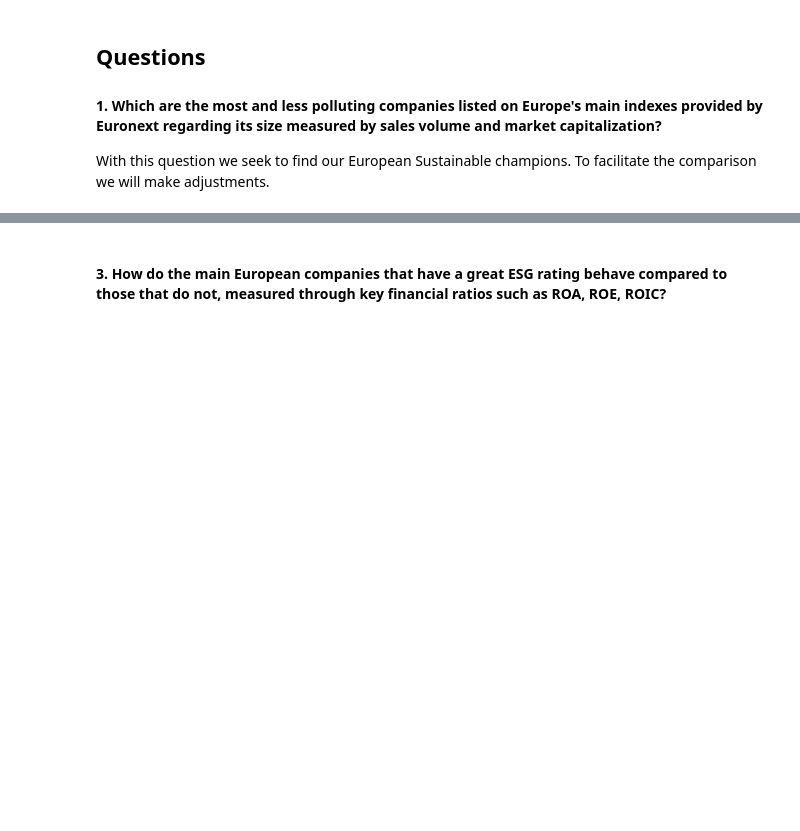
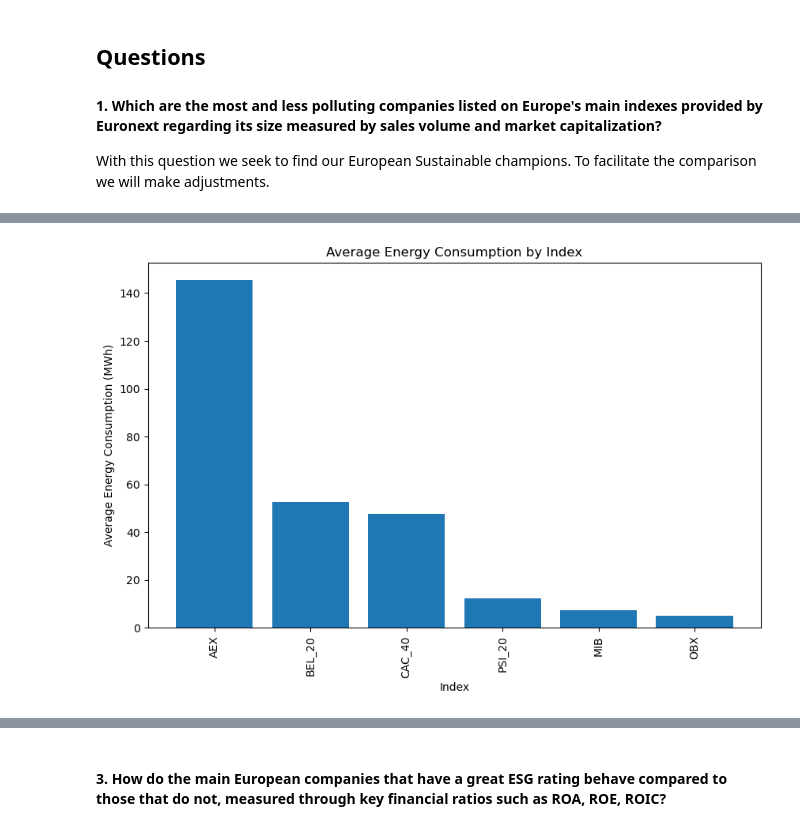
Before and after one commit to rodrigonalo/hslu-cip, a Jupyter notebook: scripts/Group_8_Delivery.ipynb, the cells around one changed output, grey strips where cells are left out. Cells and saved outputs as stored; diff of their text form; code cells hidden in the pictures; blank space fills up the shorter version.

```diff
--- a/scripts/Group_8_Delivery.ipynb
+++ b/scripts/Group_8_Delivery.ipynb
@@ -68,0 +113,23 @@ With this question we seek to find our absolute champions based on the opinions
+# %%
+df_final = df.copy()
+
+# Drop rows with NaN values in the specified columns
+df_final.dropna(subset=['Carbon Footprint (Total Ghg Emissions / Enterprise Value)', 'Total Energy Consumption In Mwh'], inplace=True)
+
+#Convert Footprint to float
+def convert_to_float(value):
+    if isinstance(value, str):  # Check if the value is a string
+        number = ''.join(filter(str.isdigit, value))
+        return float(number) if number else float('nan')
+    elif pd.isna(value):  # If the value is NaN, simply return NaN
+        return float('nan')
+    else:  # If it's not a string and not NaN, assume it's already numeric
+        return float(value)
+
+df_final['Carbon Footprint (Total Ghg Emissions / Enterprise Value)'] = df_final['Carbon Footprint (Total Ghg Emissions / Enterprise Value)'].apply(convert_to_float)
+
+# Convert values of 'Total Energy Consumption In Mwh' from Wh to MWh
+df_final['Total Energy Consumption In Mwh'] = df_final['Total Energy Consumption In Mwh'] / 1000000  # Divide by 1 million to convert from Wh to MWh
+
+# Check the resulting DataFrame
+print(df_final.head())
@@ -68,0 +154,19 @@ With this question we seek to find our absolute champions based on the opinions
+# %%
+# Group data by 'Index', calculate the average energy consumption, and filter out the 'ISEQ' index
+avg_energy_consumption = df_final[df_final['Index'] != 'ISEQ'].groupby('Index').agg(
+    {'Total Energy Consumption In Mwh': 'mean'}
+).reset_index()
+
+# Sort the results from highest to lowest energy consumption
+avg_energy_consumption = avg_energy_consumption.sort_values(by='Total Energy Consumption In Mwh', ascending=False)
+
+# Plot
+plt.figure(figsize=(10, 6))
+plt.bar(avg_energy_consumption['Index'], avg_energy_consumption['Total Energy Consumption In Mwh'])
+plt.xlabel('Index')
+plt.ylabel('Average Energy Consumption (MWh)')
+plt.title('Average Energy Consumption by Index')
+plt.xticks(rotation=90)
+plt.show()
+# %% [output]
+[figure, added]
```
Also changed, not shown: parts of 13 cells of this notebook.
